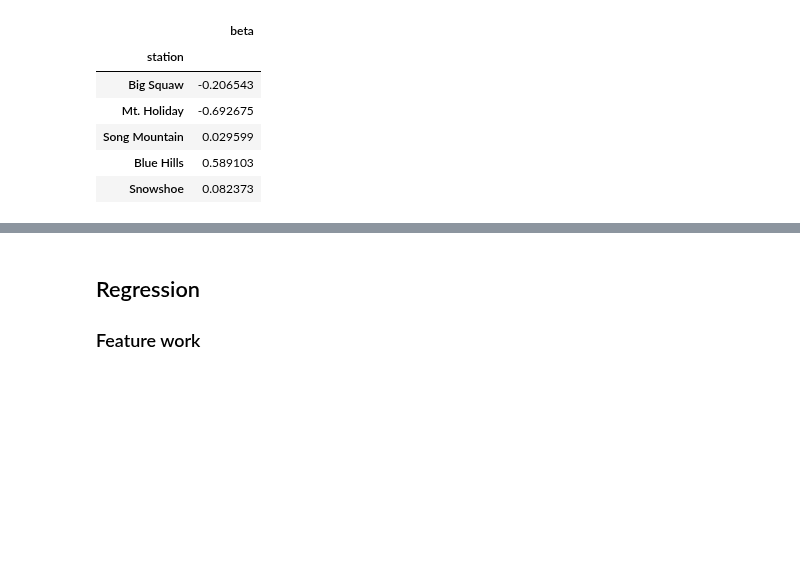
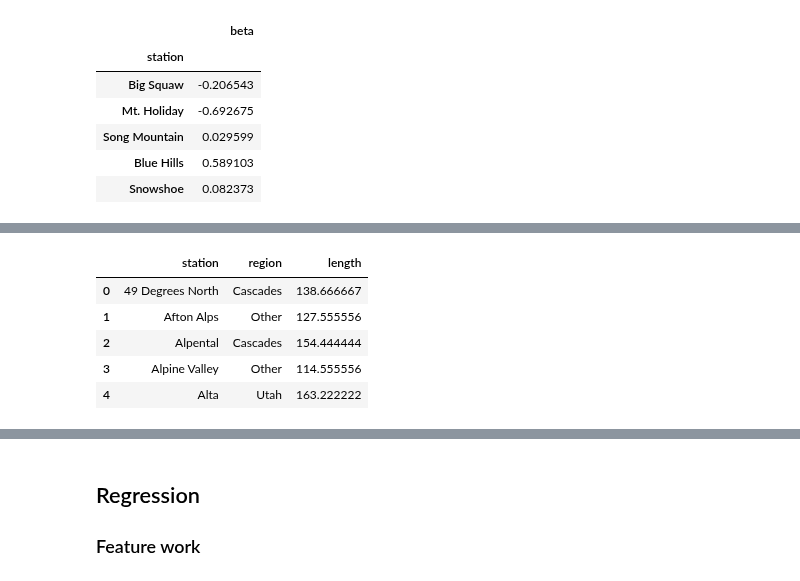
Before and after one commit to chrisoyer/ski-snow-modeling, a Jupyter notebook: src/analysis/regression.ipynb, the cells around one changed output, grey strips where cells are left out. Cells and saved outputs as stored; diff of their text form; code cells hidden in the pictures; blank space fills up the shorter version.

```diff
--- a/src/analysis/regression.ipynb
+++ b/src/analysis/regression.ipynb
@@ -58,0 +74,15 @@ stations_wbeta_df = pd.merge(left=stations_df, right=betas_df,
+# %%
+season_length_avg_df = (season_length_df
+                        .groupby(['station', 'region'])
+                        [['length']]
+                        .mean()
+                        .reset_index()
+                       )
+season_length_avg_df.head()
+# %% [output]
+|  | station | region | length |
+| 0 | 49 Degrees North | Cascades | 138.666667 |
+| 1 | Afton Alps | Other | 127.555556 |
+| 2 | Alpental | Cascades | 154.444444 |
+| 3 | Alpine Valley | Other | 114.555556 |
+| 4 | Alta | Utah | 163.222222 |
```
Also changed, not shown: parts of 18 cells of this notebook.
